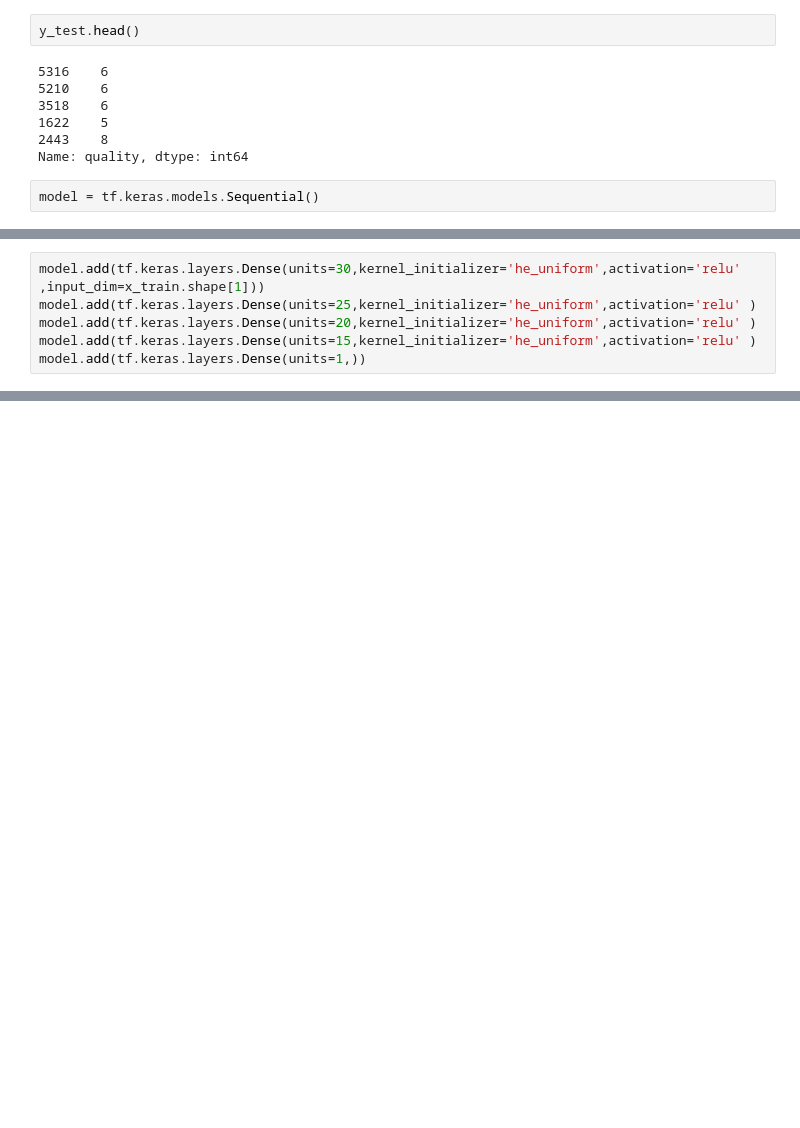
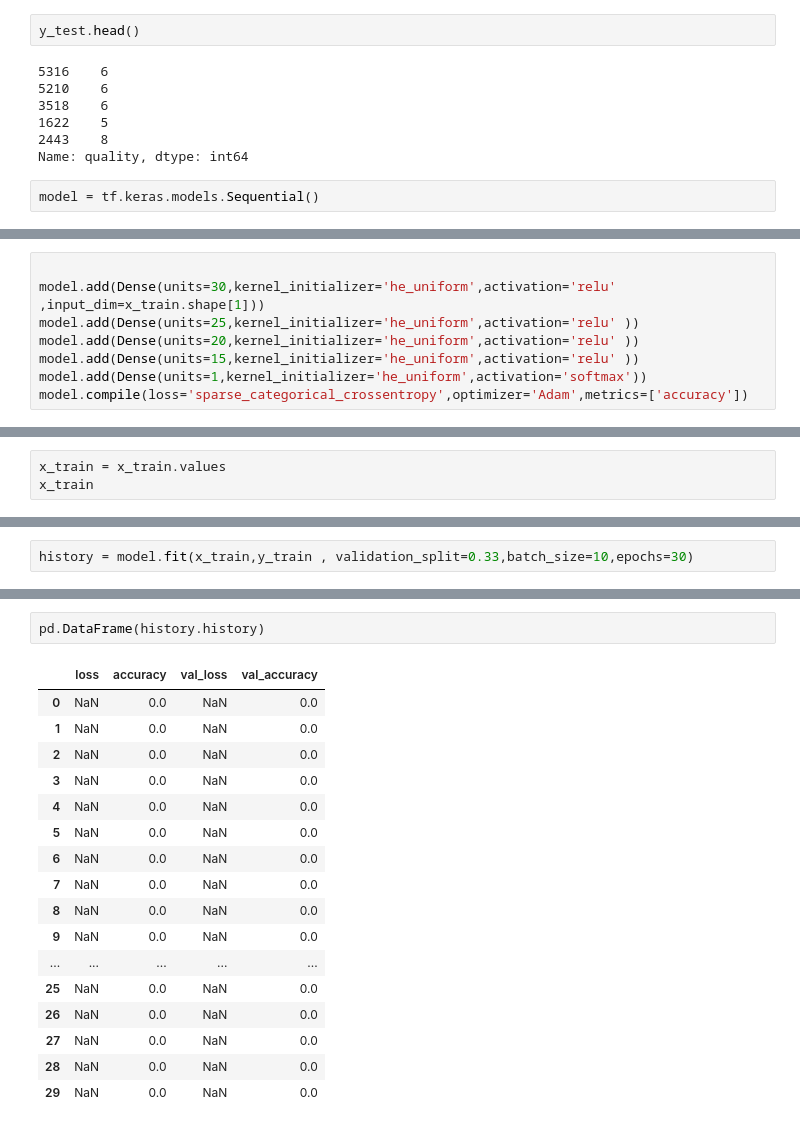
Before and after one commit to Ranjit-Singh-786/wine_classificationproject_ANN, a Jupyter notebook: wine classification.ipynb, the cells around one changed output, grey strips where cells are left out. Drawn from its saved outputs; the diff is of its cells as text; blank space fills up the shorter version.

```diff
--- a/wine classification.ipynb
+++ b/wine classification.ipynb
@@ -276,7 +281,9 @@ tf.keras.layers
 # %%
-model.add(tf.keras.layers.Dense(units=30,kernel_initializer='he_uniform',activation='relu' ,input_dim=x_train.shape[1]))
-model.add(tf.keras.layers.Dense(units=25,kernel_initializer='he_uniform',activation='relu' )
-model.add(tf.keras.layers.Dense(units=20,kernel_initializer='he_uniform',activation='relu' )
-model.add(tf.keras.layers.Dense(units=15,kernel_initializer='he_uniform',activation='relu' )
-model.add(tf.keras.layers.Dense(units=1,))
+
+model.add(Dense(units=30,kernel_initializer='he_uniform',activation='relu' ,input_dim=x_train.shape[1]))
+model.add(Dense(units=25,kernel_initializer='he_uniform',activation='relu' ))
+model.add(Dense(units=20,kernel_initializer='he_uniform',activation='relu' ))
+model.add(Dense(units=15,kernel_initializer='he_uniform',activation='relu' ))
+model.add(Dense(units=1,kernel_initializer='he_uniform',activation='softmax'))
+model.compile(loss='sparse_categorical_crossentropy',optimizer='Adam',metrics=['accuracy'])
 # %%
@@ -285,0 +319,3 @@ x_train.shape[1]
+# %%
+x_train = x_train.values
+x_train
@@ -285,0 +406,2 @@ x_train.shape[1]
+# %%
+history = model.fit(x_train,y_train , validation_split=0.33,batch_size=10,epochs=30)
@@ -285,0 +426,20 @@ x_train.shape[1]
+# %%
+pd.DataFrame(history.history)
+# %% [output]
+|  | loss | accuracy | val_loss | val_accuracy |
+| 0 | NaN | 0.0 | NaN | 0.0 |
+| 1 | NaN | 0.0 | NaN | 0.0 |
+| 2 | NaN | 0.0 | NaN | 0.0 |
+| 3 | NaN | 0.0 | NaN | 0.0 |
+| 4 | NaN | 0.0 | NaN | 0.0 |
+| 5 | NaN | 0.0 | NaN | 0.0 |
+| 6 | NaN | 0.0 | NaN | 0.0 |
+| 7 | NaN | 0.0 | NaN | 0.0 |
+| 8 | NaN | 0.0 | NaN | 0.0 |
+| 9 | NaN | 0.0 | NaN | 0.0 |
+| ... | ... | ... | ... | ... |
+| 25 | NaN | 0.0 | NaN | 0.0 |
+| 26 | NaN | 0.0 | NaN | 0.0 |
+| 27 | NaN | 0.0 | NaN | 0.0 |
+| 28 | NaN | 0.0 | NaN | 0.0 |
+| 29 | NaN | 0.0 | NaN | 0.0 |
```
Also changed, not shown: parts of 15 cells of this notebook.
